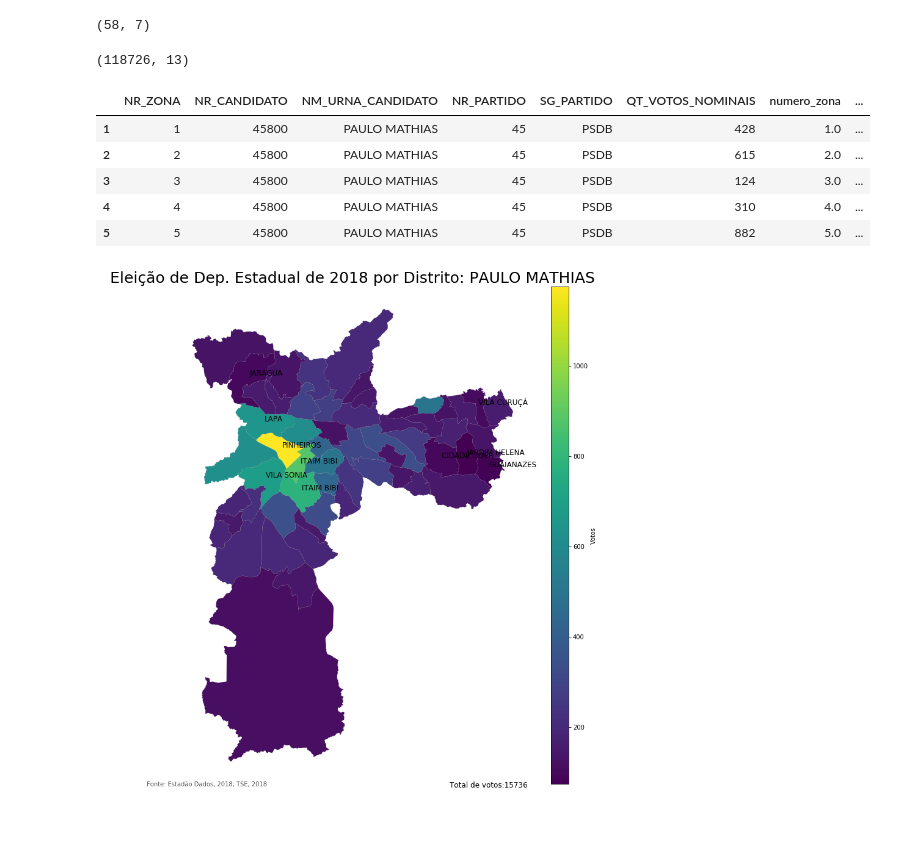
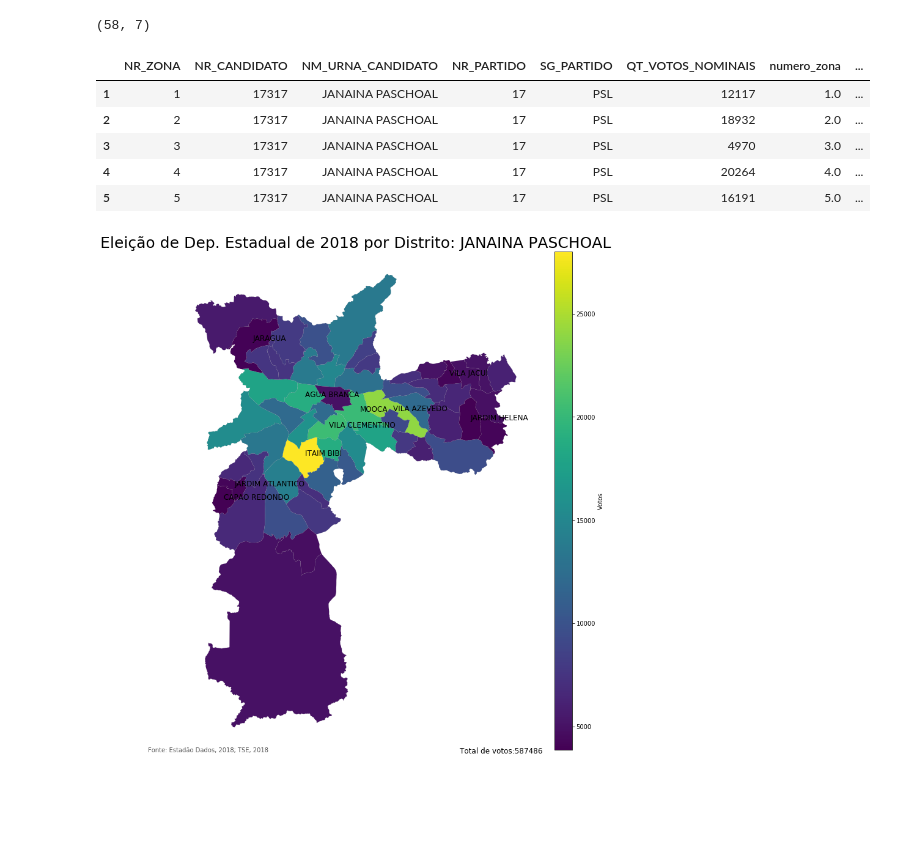
Before and after one commit to gchinellato/Mapa-SP-Eleicao-2018, a Jupyter notebook: Mapa-Eleição-2018-Distrito-SP.ipynb, the cells around one changed output. Saved outputs shown, nothing was run; the diff lists cells and outputs as text; code cells hidden in the pictures.

```diff
--- a/Mapa-Eleição-2018-Distrito-SP.ipynb
+++ b/Mapa-Eleição-2018-Distrito-SP.ipynb
@@ -17,5 +19,8 @@ import pandas as pd
 import matplotlib.pyplot as plt
 import geopandas as gpd
 # %%
-# Obter votos
-df_chunk = pd.read_csv('./votos/votacao_candidato_munzona_2018_SP.csv', sep=';', encoding='latin1', chunksize=10000)
+cols = ['CD_MUNICIPIO', 'NM_MUNICIPIO', 'NR_ZONA', 'DS_CARGO',
+        'NR_CANDIDATO', 'NM_URNA_CANDIDATO', 'NR_PARTIDO', 'SG_PARTIDO',
+        'QT_VOTOS_NOMINAIS']
+
+df_chunk = pd.read_csv('./votos/votacao_candidato_munzona_2018_SP.csv', sep=';', usecols=cols, encoding='latin1', chunksize=10000)
@@ -63,22 +59,20 @@ df_sp.shape
 # %%
 df_zona_sp = df_zona.join(df_sp)
 df_zona_sp.dropna(inplace=True)
-df_zona_sp.shape
-# %% [output]
-(118726, 13)
+# %%
+# Definir candidato para analisar
+NR_CANDIDATO = 17317
 # %%
-# Definir candidato para analisar
-NR_CANDIDATO = 45800
 df_zona_sp_cand = df_zona_sp[df_zona_sp['NR_CANDIDATO'] == NR_CANDIDATO]
 df_zona_sp_cand.shape
 df_zona_sp_cand.head()
 # %% [output]
 |  | NR_ZONA | NR_CANDIDATO | NM_URNA_CANDIDATO | NR_PARTIDO | SG_PARTIDO | QT_VOTOS_NOMINAIS | numero_zona | ... |
-| 1 | 1 | 45800 | PAULO MATHIAS | 45 | PSDB | 428 | 1.0 | ... |
-| 2 | 2 | 45800 | PAULO MATHIAS | 45 | PSDB | 615 | 2.0 | ... |
-| 3 | 3 | 45800 | PAULO MATHIAS | 45 | PSDB | 124 | 3.0 | ... |
-| 4 | 4 | 45800 | PAULO MATHIAS | 45 | PSDB | 310 | 4.0 | ... |
-| 5 | 5 | 45800 | PAULO MATHIAS | 45 | PSDB | 882 | 5.0 | ... |
+| 1 | 1 | 17317 | JANAINA PASCHOAL | 17 | PSL | 12117 | 1.0 | ... |
+| 2 | 2 | 17317 | JANAINA PASCHOAL | 17 | PSL | 18932 | 2.0 | ... |
+| 3 | 3 | 17317 | JANAINA PASCHOAL | 17 | PSL | 4970 | 3.0 | ... |
+| 4 | 4 | 17317 | JANAINA PASCHOAL | 17 | PSL | 20264 | 4.0 | ... |
+| 5 | 5 | 17317 | JANAINA PASCHOAL | 17 | PSL | 16191 | 5.0 | ... |
 # %%
 # Obter shapefile da cidade por zonas eleitorais
 df_mapa = gpd.read_file('./geo/Zonas_eleitorais_SP_shp/zonaseleitorais2.shp')
@@ -121,9 +114,9 @@ ax.annotate('Fonte: Estadão Dados, 2018; TSE, 2018', xy=(0.1,0.08),
             xycoords='figure fraction', horizontalalignment='left', verticalalignment='top', fontsize=10, color='#555555')
 
 plt.show()
-#fig.savefig('sp-distrito.png')
+fig.savefig('sp-distrito-'+ str(df_mapa_cand['NR_CANDIDATO'].iloc[0]) +'.png')
 # %% [output]
-[figure, old version]
+[figure, new version]
 # %%
 ranking = df_mapa_cand[['bairro','QT_VOTOS_NOMINAIS']].sort_values('QT_VOTOS_NOMINAIS', ascending=False).reset_index()
 ranking['%'] = ranking['QT_VOTOS_NOMINAIS'] / ranking['QT_VOTOS_NOMINAIS'].sum() * 100
```
Also changed, not shown: parts of 13 cells of this notebook, 24 other files.
